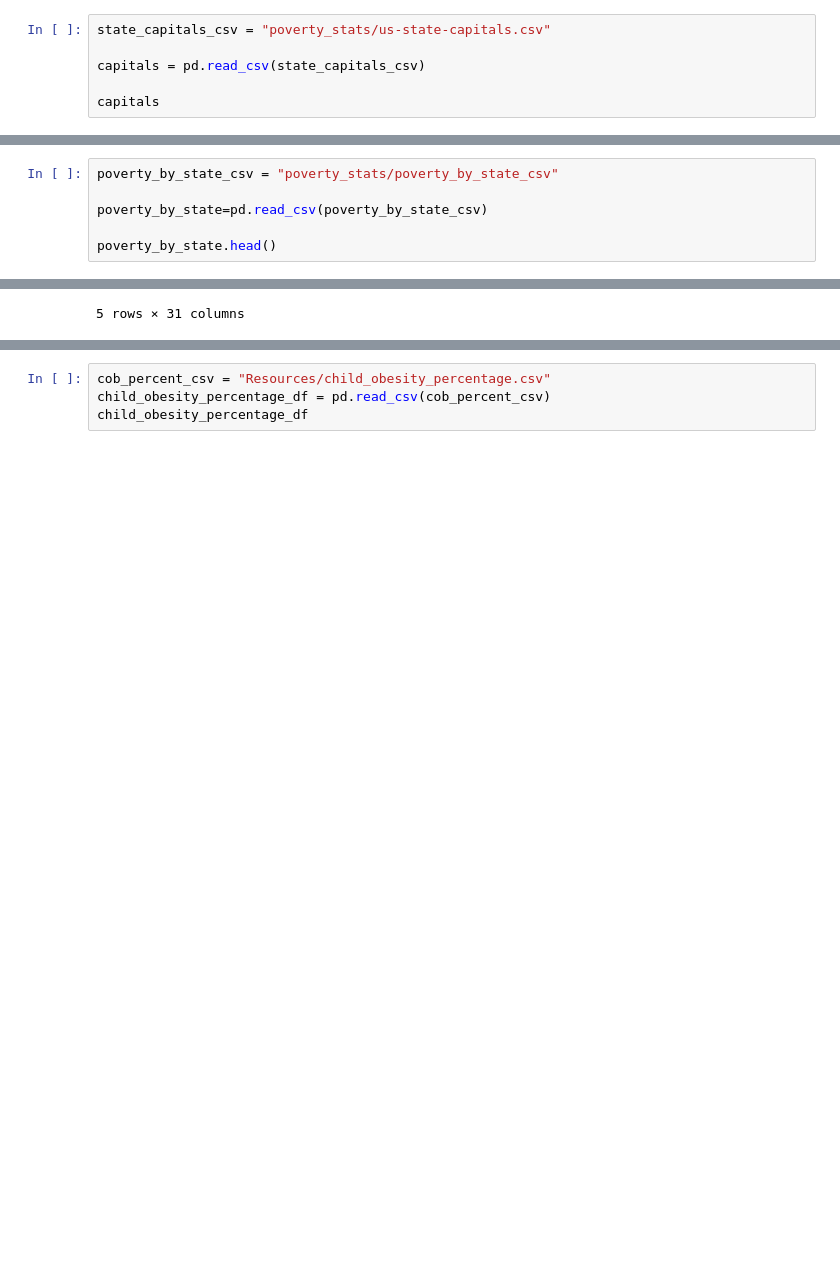
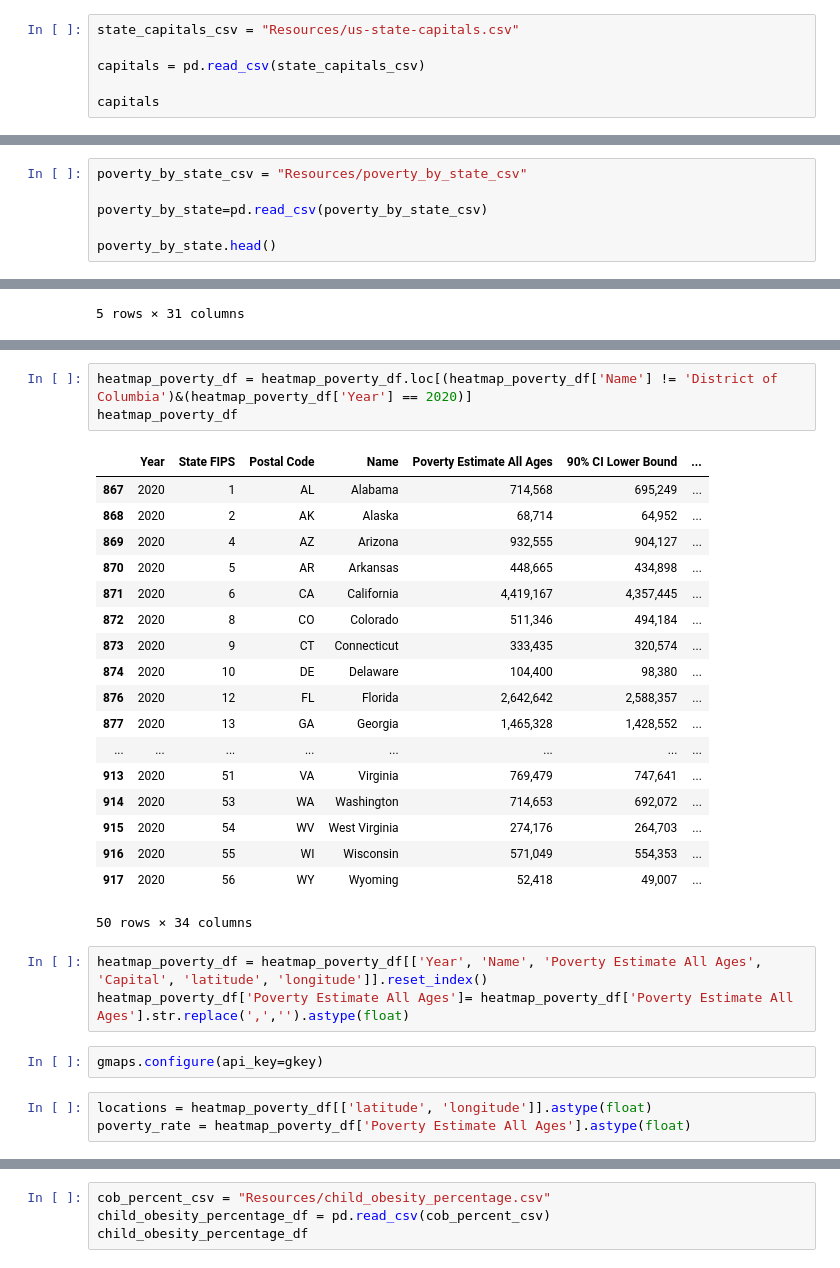
Before and after one commit to hthelander/Project-1, a Jupyter notebook: Read_data.ipynb, the cells around one changed output, grey strips where cells are left out. Saved outputs shown, nothing was run; the diff lists cells and outputs as text; blank space fills up the shorter version.

```diff
--- a/Read_data.ipynb
+++ b/Read_data.ipynb
@@ -6,5 +7,5 @@ import gmaps
 # %%
-state_capitals_csv = "poverty_stats/us-state-capitals.csv"
+state_capitals_csv = "Resources/us-state-capitals.csv"
 
 capitals = pd.read_csv(state_capitals_csv)
 
@@ -28,7 +29,7 @@ capitals
 | 48 | Wisconsin | Madison | 43.074684 | -89.384445 |
 | 49 | Wyoming | Cheyenne | 41.140259 | -104.820236 |
 # %%
-poverty_by_state_csv = "poverty_stats/poverty_by_state_csv"
+poverty_by_state_csv = "Resources/poverty_by_state_csv"
 
 poverty_by_state=pd.read_csv(poverty_by_state_csv)
 
@@ -66,0 +89,30 @@ Name: Year, dtype: int64
+# %%
+heatmap_poverty_df = heatmap_poverty_df.loc[(heatmap_poverty_df['Name'] != 'District of Columbia')&(heatmap_poverty_df['Year'] == 2020)]
+heatmap_poverty_df
+# %% [output]
+|  | Year | State FIPS | Postal Code | Name | Poverty Estimate All Ages | 90% CI Lower Bound | ... |
+| 867 | 2020 | 1 | AL | Alabama | 714,568 | 695,249 | ... |
+| 868 | 2020 | 2 | AK | Alaska | 68,714 | 64,952 | ... |
+| 869 | 2020 | 4 | AZ | Arizona | 932,555 | 904,127 | ... |
+| 870 | 2020 | 5 | AR | Arkansas | 448,665 | 434,898 | ... |
+| 871 | 2020 | 6 | CA | California | 4,419,167 | 4,357,445 | ... |
+| 872 | 2020 | 8 | CO | Colorado | 511,346 | 494,184 | ... |
+| 873 | 2020 | 9 | CT | Connecticut | 333,435 | 320,574 | ... |
+| 874 | 2020 | 10 | DE | Delaware | 104,400 | 98,380 | ... |
+| 876 | 2020 | 12 | FL | Florida | 2,642,642 | 2,588,357 | ... |
+| 877 | 2020 | 13 | GA | Georgia | 1,465,328 | 1,428,552 | ... |
+| ... | ... | ... | ... | ... | ... | ... | ... |
+| 913 | 2020 | 51 | VA | Virginia | 769,479 | 747,641 | ... |
+| 914 | 2020 | 53 | WA | Washington | 714,653 | 692,072 | ... |
+| 915 | 2020 | 54 | WV | West Virginia | 274,176 | 264,703 | ... |
+| 916 | 2020 | 55 | WI | Wisconsin | 571,049 | 554,353 | ... |
+| 917 | 2020 | 56 | WY | Wyoming | 52,418 | 49,007 | ... |
+50 rows × 34 columns
+# %%
+heatmap_poverty_df = heatmap_poverty_df[['Year', 'Name', 'Poverty Estimate All Ages', 'Capital', 'latitude', 'longitude']].reset_index()
+heatmap_poverty_df['Poverty Estimate All Ages']= heatmap_poverty_df['Poverty Estimate All Ages'].str.replace(',','').astype(float)
+# %%
+gmaps.configure(api_key=gkey)
+# %%
+locations = heatmap_poverty_df[['latitude', 'longitude']].astype(float)
+poverty_rate = heatmap_poverty_df['Poverty Estimate All Ages'].astype(float)
```
Also changed, not shown: parts of 6 cells of this notebook, 12 other files.
